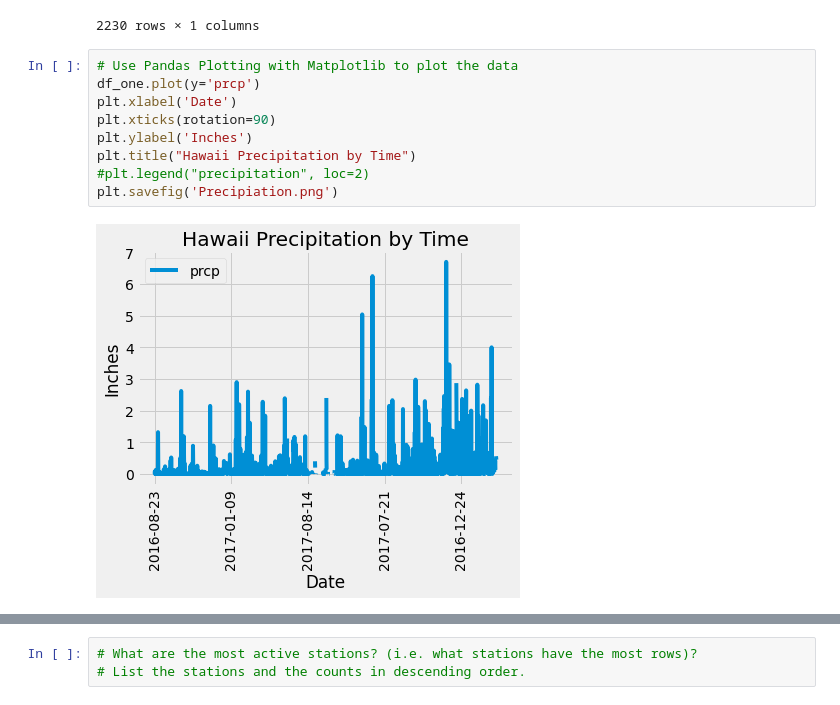
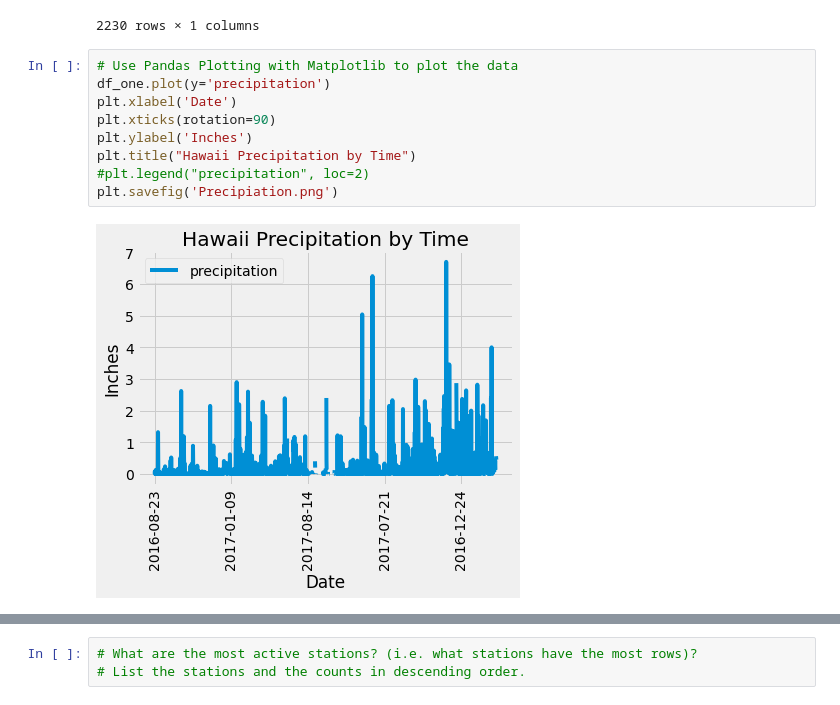
Before and after one commit to JohnMowry77/sqlalchemy-challenge, a Jupyter notebook: climate_starter_use_me.ipynb, the cells around one changed output, grey strips where cells are left out. Drawn from its saved outputs; the diff is of its cells as text.

```diff
--- a/climate_starter_use_me.ipynb
+++ b/climate_starter_use_me.ipynb
@@ -104,15 +104,15 @@ df_one
 2230 rows × 1 columns
 # %%
 # Use Pandas Plotting with Matplotlib to plot the data
-df_one.plot(y='prcp')
+df_one.plot(y='precipitation')
 plt.xlabel('Date')
 plt.xticks(rotation=90)
 plt.ylabel('Inches')
 plt.title("Hawaii Precipitation by Time")
 #plt.legend("precipitation", loc=2)
 plt.savefig('Precipiation.png')
 # %% [output]
-[figure, old version]
+[figure, new version]
 # %%
 # Use Pandas to calcualte the summary statistics for the precipitation date
 df_one.describe()
```
Also changed, not shown: parts of 2 cells of this notebook.
